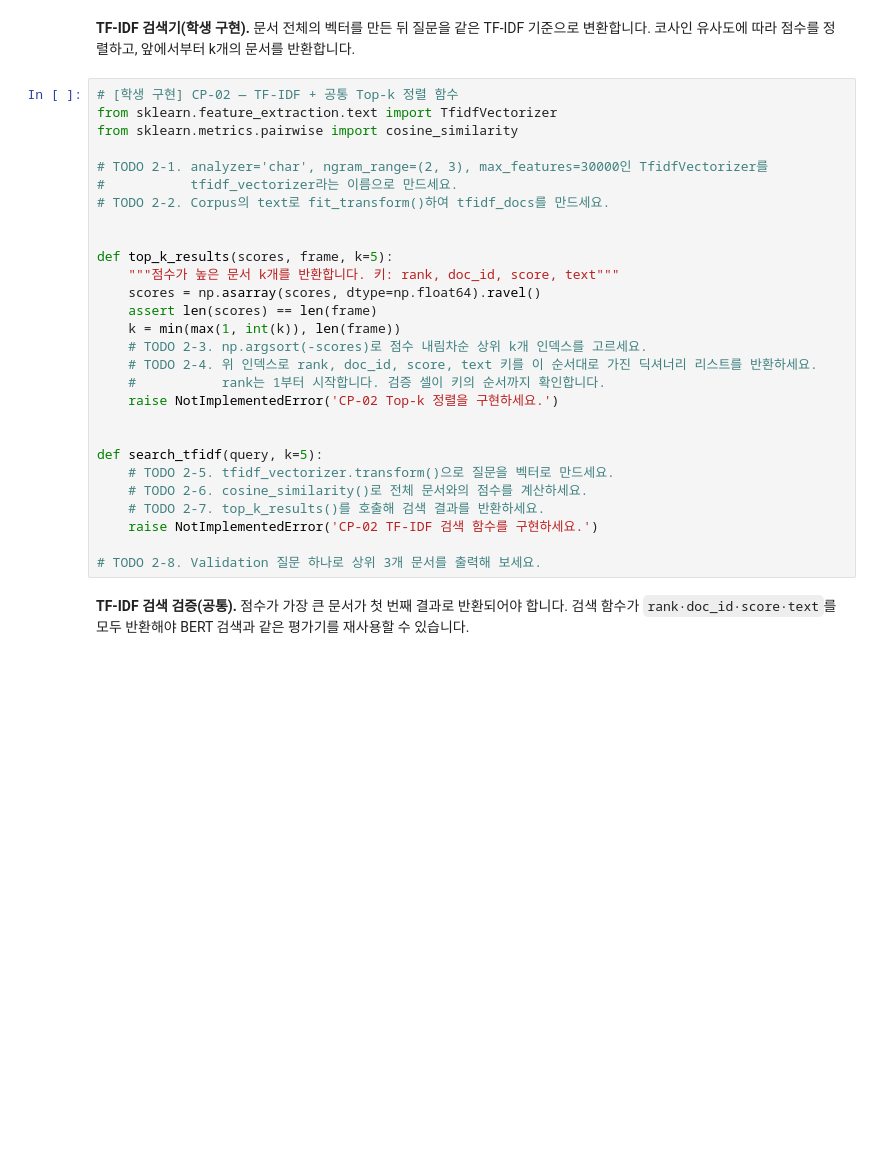
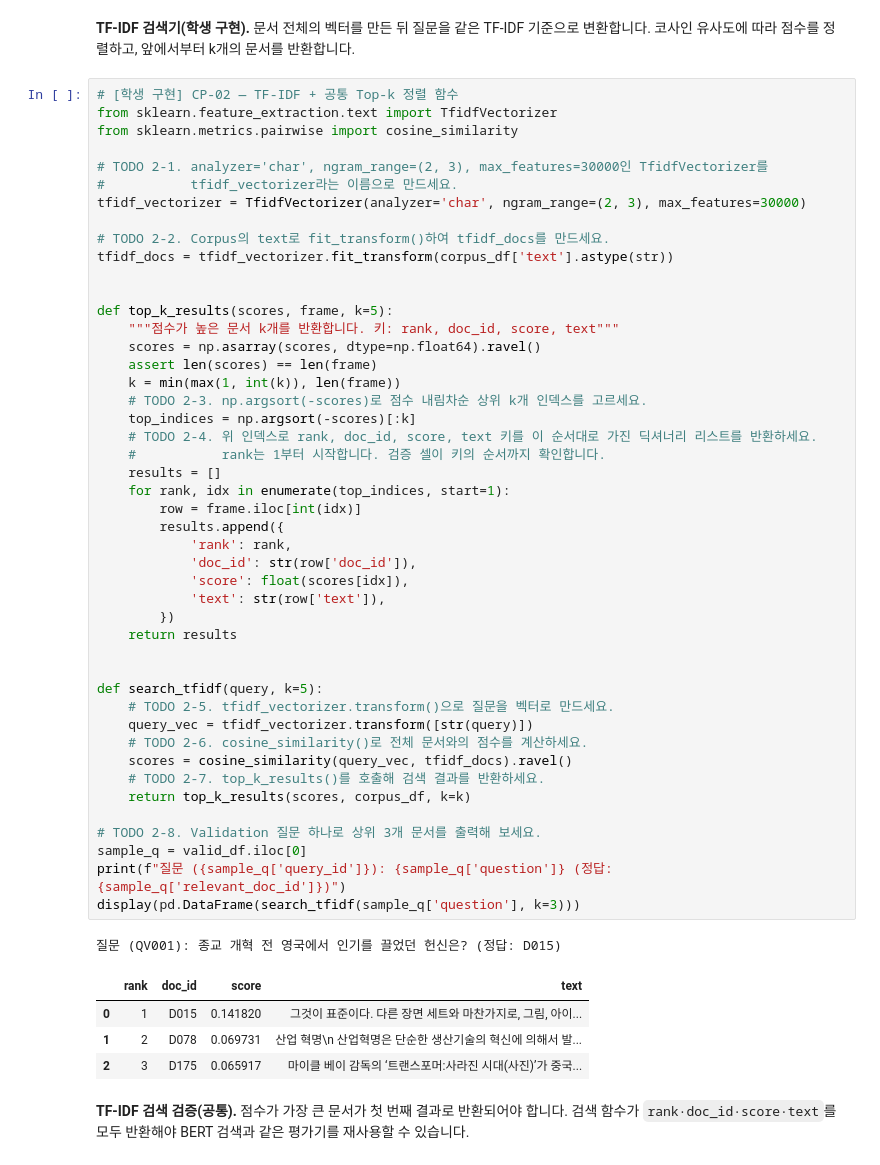
Before and after one commit to Gotti0/ai-mini-projects, a Jupyter notebook: mini-project-02/code/NLP_BERT_MiniProject_Student.ipynb, the cells around one changed output. Saved outputs shown, nothing was run; the diff lists cells and outputs as text; blank space fills up the shorter version.

```diff
--- a/mini-project-02/code/NLP_BERT_MiniProject_Student.ipynb
+++ b/mini-project-02/code/NLP_BERT_MiniProject_Student.ipynb
@@ -309,31 +326,55 @@ TF-IDF는 이미 배운 전통적인 텍스트 표현 방법입니다. 이번에
 # %%
 # [학생 구현] CP-02 — TF-IDF + 공통 Top-k 정렬 함수
 from sklearn.feature_extraction.text import TfidfVectorizer
 from sklearn.metrics.pairwise import cosine_similarity
 
 # TODO 2-1. analyzer='char', ngram_range=(2, 3), max_features=30000인 TfidfVectorizer를
 #           tfidf_vectorizer라는 이름으로 만드세요.
+tfidf_vectorizer = TfidfVectorizer(analyzer='char', ngram_range=(2, 3), max_features=30000)
+
 # TODO 2-2. Corpus의 text로 fit_transform()하여 tfidf_docs를 만드세요.
+tfidf_docs = tfidf_vectorizer.fit_transform(corpus_df['text'].astype(str))
 
 
 def top_k_results(scores, frame, k=5):
     """점수가 높은 문서 k개를 반환합니다. 키: rank, doc_id, score, text"""
     scores = np.asarray(scores, dtype=np.float64).ravel()
     assert len(scores) == len(frame)
     k = min(max(1, int(k)), len(frame))
     # TODO 2-3. np.argsort(-scores)로 점수 내림차순 상위 k개 인덱스를 고르세요.
+    top_indices = np.argsort(-scores)[:k]
     # TODO 2-4. 위 인덱스로 rank, doc_id, score, text 키를 이 순서대로 가진 딕셔너리 리스트를 반환하세요.
     #           rank는 1부터 시작합니다. 검증 셀이 키의 순서까지 확인합니다.
-    raise NotImplementedError('CP-02 Top-k 정렬을 구현하세요.')
+    results = []
+    for rank, idx in enumerate(top_indices, start=1):
+        row = frame.iloc[int(idx)]
+        results.append({
+            'rank': rank,
+            'doc_id': str(row['doc_id']),
+            'score': float(scores[idx]),
+            'text': str(row['text']),
+        })
+    return results
 
 
 def search_tfidf(query, k=5):
     # TODO 2-5. tfidf_vectorizer.transform()으로 질문을 벡터로 만드세요.
+    query_vec = tfidf_vectorizer.transform([str(query)])
     # TODO 2-6. cosine_similarity()로 전체 문서와의 점수를 계산하세요.
+    scores = cosine_similarity(query_vec, tfidf_docs).ravel()
     # TODO 2-7. top_k_results()를 호출해 검색 결과를 반환하세요.
-    raise NotImplementedError('CP-02 TF-IDF 검색 함수를 구현하세요.')
+    return top_k_results(scores, corpus_df, k=k)
 
 # TODO 2-8. Validation 질문 하나로 상위 3개 문서를 출력해 보세요.
+sample_q = valid_df.iloc[0]
+print(f"질문 ({sample_q['query_id']}): {sample_q['question']} (정답: {sample_q['relevant_doc_id']})")
+display(pd.DataFrame(search_tfidf(sample_q['question'], k=3)))
+# %% [output]
+질문 (QV001): 종교 개혁 전 영국에서 인기를 끌었던 헌신은? (정답: D015)
+|  | rank | doc_id | score | text |
+| 0 | 1 | D015 | 0.141820 | 그것이 표준이다. 다른 장면 세트와 마찬가지로, 그림, 아이... |
+| 1 | 2 | D078 | 0.069731 | 산업 혁명\n 산업혁명은 단순한 생산기술의 혁신에 의해서 발... |
+| 2 | 3 | D175 | 0.065917 | 마이클 베이 감독의 ‘트랜스포머:사라진 시대(사진)’가 중국... |
 # %% [markdown]
 **TF-IDF 검색 검증(공통).** 점수가 가장 큰 문서가 첫 번째 결과로 반환되어야 합니다. 검색 함수가 `rank·doc_id·score·text`를 모두 반환해야 BERT 검색과 같은 평가기를 재사용할 수 있습니다.
 # %%
```
Also changed, not shown: parts of 16 cells of this notebook.
